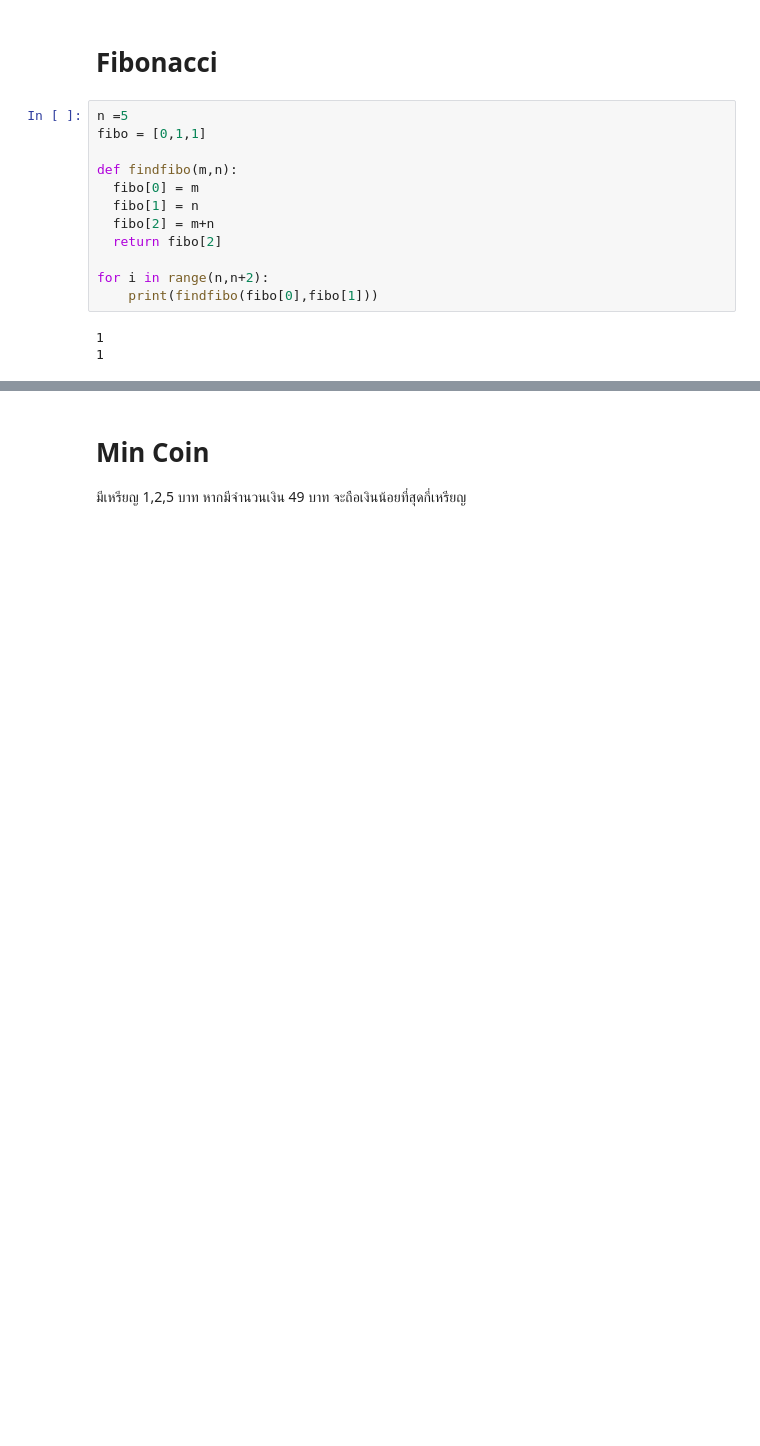
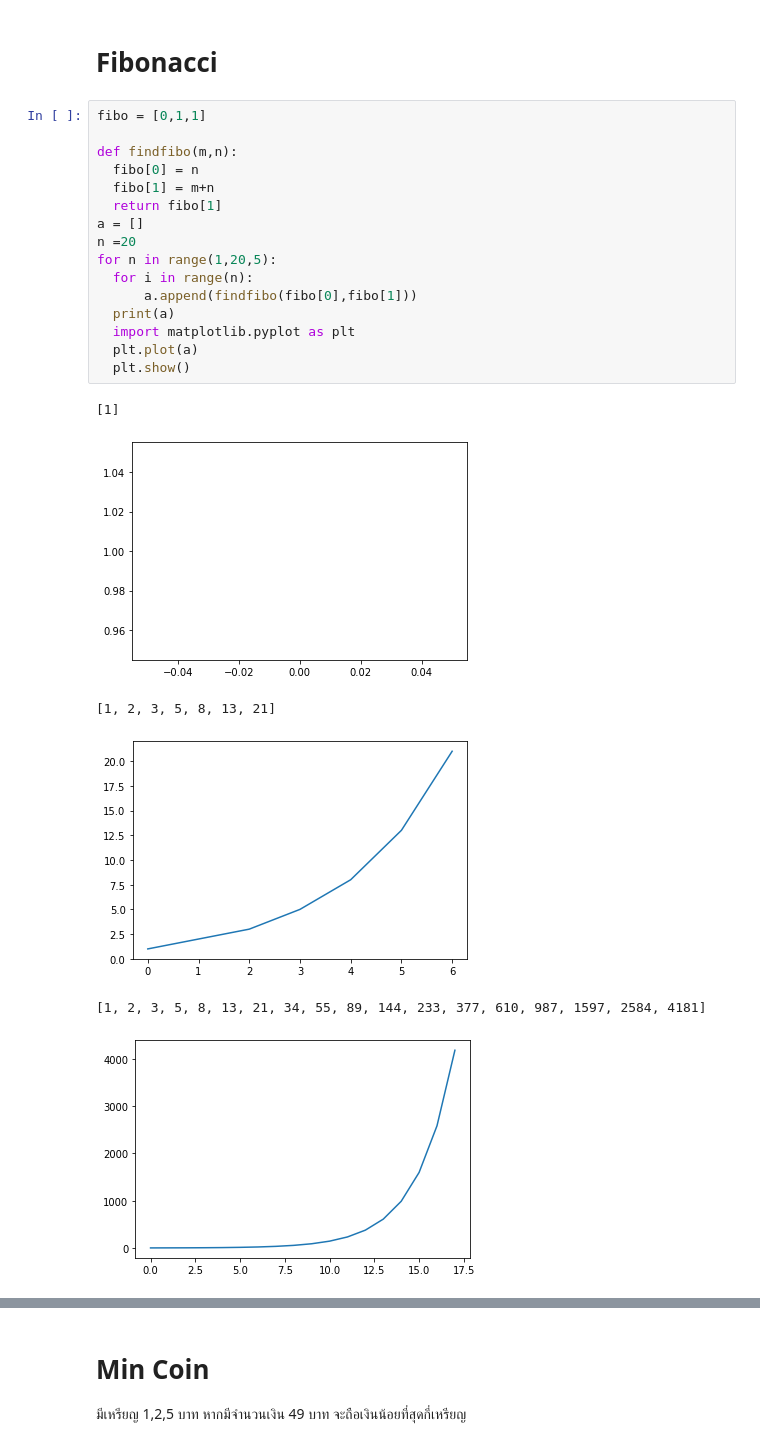
Before and after one commit to krmonline/DynamicProgramming, a Jupyter notebook: DynamicProgramming_Fibo.ipynb, the cells around one changed output, grey strips where cells are left out. Drawn from its saved outputs; the diff is of its cells as text; blank space fills up the shorter version.

```diff
--- a/DynamicProgramming_Fibo.ipynb
+++ b/DynamicProgramming_Fibo.ipynb
@@ -3,17 +3,25 @@
 # %% [markdown]
 # Fibonacci
 # %%
-n =5
 fibo = [0,1,1]
 
 def findfibo(m,n):
-  fibo[0] = m
-  fibo[1] = n
-  fibo[2] = m+n
-  return fibo[2]
-
-for i in range(n,n+2):
-    print(findfibo(fibo[0],fibo[1]))
+  fibo[0] = n
+  fibo[1] = m+n
+  return fibo[1]
+a = []
+n =20
+for n in range(1,20,5):
+  for i in range(n):
+      a.append(findfibo(fibo[0],fibo[1]))
+  print(a)
+  import matplotlib.pyplot as plt
+  plt.plot(a)
+  plt.show()
 # %% [output]
-1
-1
+[1]
+[figure, added]
+[1, 2, 3, 5, 8, 13, 21]
+[figure, added]
+[1, 2, 3, 5, 8, 13, 21, 34, 55, 89, 144, 233, 377, 610, 987, 1597, 2584, 4181]
+[figure, added]
```
Also changed, not shown: parts of 11 cells of this notebook.
